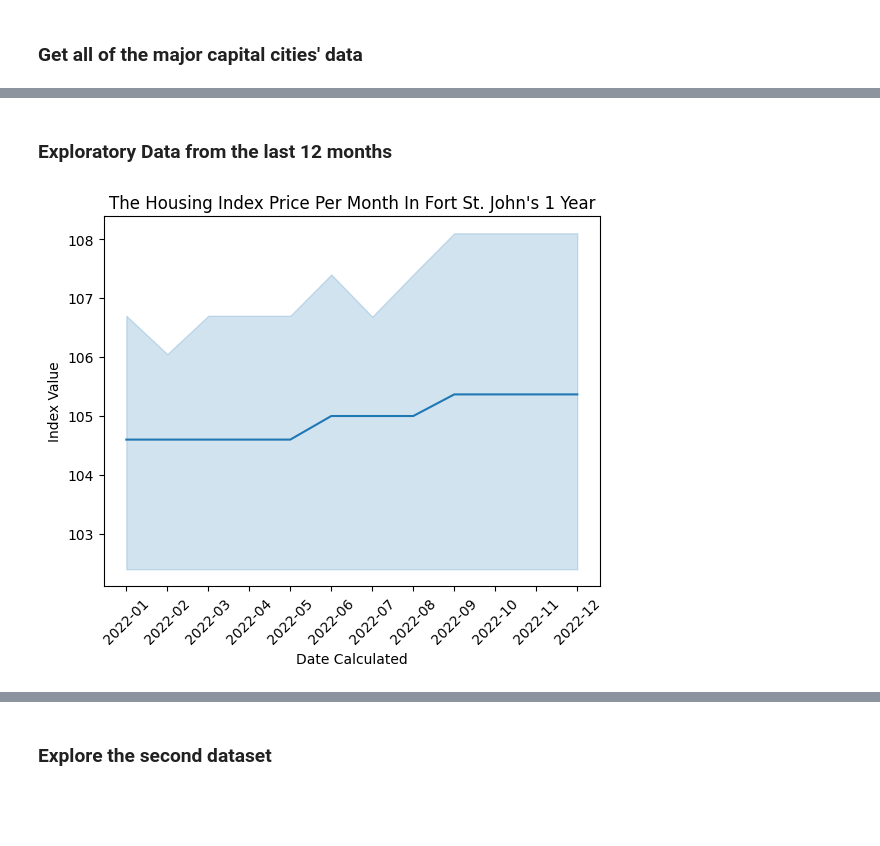
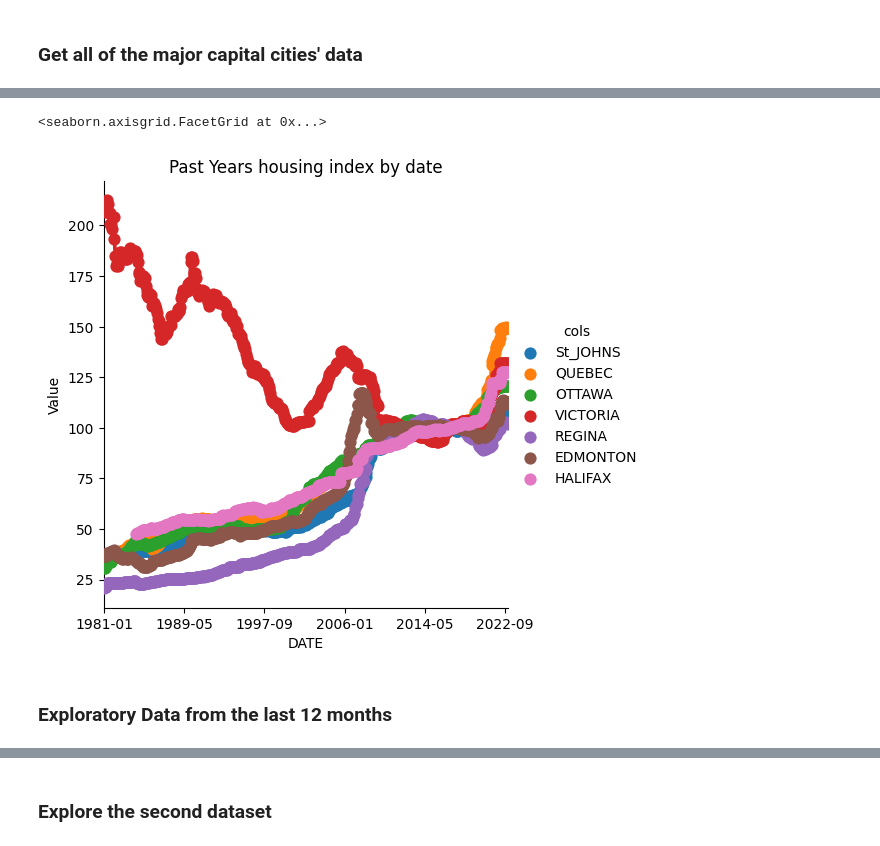
Before and after one commit to ubco-W2022T2-data301/project-group-group-2, a Jupyter notebook: analysis/analysis3.ipynb, the cells around one changed output, grey strips where cells are left out. Saved outputs shown, nothing was run; the diff lists cells and outputs as text; code cells hidden in the pictures; blank space fills up the shorter version.

```diff
--- a/analysis/analysis3.ipynb
+++ b/analysis/analysis3.ipynb
@@ -10,6 +10,26 @@ import seaborn as sns
 import numpy as np
 import pandas as pd
 import matplotlib as plt
+# %%
+def load_and_process(url):
+    df = (pd.read_csv(url)
+    .dropna(subset="VALUE")
+      .rename(columns={'GEO':'LOCATION', 'REF_DATE':'DATE', 'New housing price indexes': 'House/land'})
+    .drop(columns=["DGUID", "UOM", "UOM_ID", "SCALAR_ID","SCALAR_FACTOR", "COORDINATE", 'TERMINATED', 'SYMBOL', 'STATUS', 'DECIMALS', 'VECTOR'])
+     .loc[lambda x: x['House/land'].str.contains('House only')]
+      .drop(columns=['House/land'])
+      .assign(St_JOHNS = lambda x: x.VALUE.where(x.LOCATION.str.contains("St. John's")),
+              QUEBEC = lambda x: x.VALUE.where(x.LOCATION.str.contains("Quebec")),
+              OTTAWA = lambda x: x.VALUE.where(x.LOCATION.str.contains("Ottawa")),
+              VICTORIA = lambda x: x.VALUE.where(x.LOCATION.str.contains("Victoria")),
+              REGINA = lambda x: x.VALUE.where(x.LOCATION.str.contains("Regina")),
+              EDMONTON = lambda x: x.VALUE.where(x.LOCATION.str.contains("Edmonton")),
+              HALIFAX = lambda x: x.VALUE.where(x.LOCATION.str.contains("Halifax"))
+             )
+      .drop(columns='VALUE')
+      .groupby('DATE')[['St_JOHNS', 'QUEBEC', 'OTTAWA', 'VICTORIA', 'REGINA', 'EDMONTON', 'HALIFAX']].first().reset_index()
+     )
+    return df
 # %%
-df_index= pd.read_csv("../data/raw/Montly Data/Montly-index.csv")
+df_index=load_and_process('../data/raw/Montly Data/Montly-index.csv')
 df_quality = pd.read_csv("../data/raw/Quality Long-Form Data/Housing-quality.csv")
@@ -55,9 +54,9 @@ plt_FSJ.tick_params(axis='x', rotation=45, which='major')
+# %%
+dfm = df_index.melt('DATE', var_name='cols', value_name='vals')
+plt=sns.catplot(x="DATE", y="vals", hue='cols', data=dfm, kind='point')
+plt.set(title="Past Years housing index by date",xlabel='DATE', ylabel='Value', xticks=np.arange(0,503,100))
+# %% [output]
+<seaborn.axisgrid.FacetGrid at 0x...>
+[figure, added]
 # %% [markdown]
 ### Exploratory Data from the last 12 months
-# %%
-year_FSJ=FSJ.tail(36)
-plt_FSJ=sns.lineplot(year_FSJ, x="REF_DATE", y="VALUE")
-plt_FSJ.set(ylabel="Index Value", xlabel="Date Calculated", title="The Housing Index Price Per Month In Fort St. John's 1 Year")
-plt_FSJ.tick_params(axis='x', rotation=45, which='major')
-# %% [output]
-[figure, removed]
```
Also changed, not shown: parts of 7 cells of this notebook, 1 other file.
